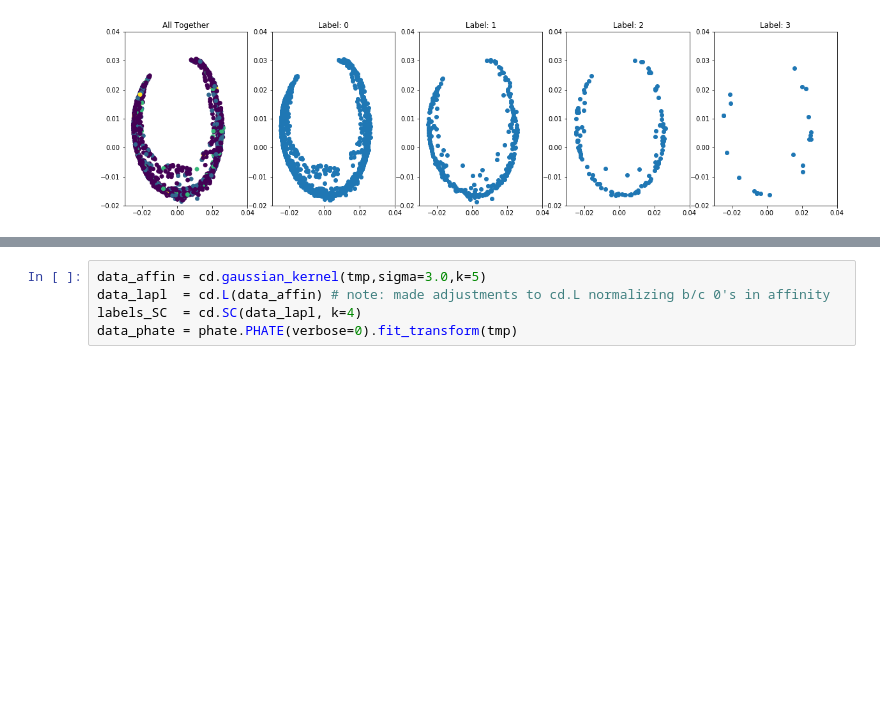
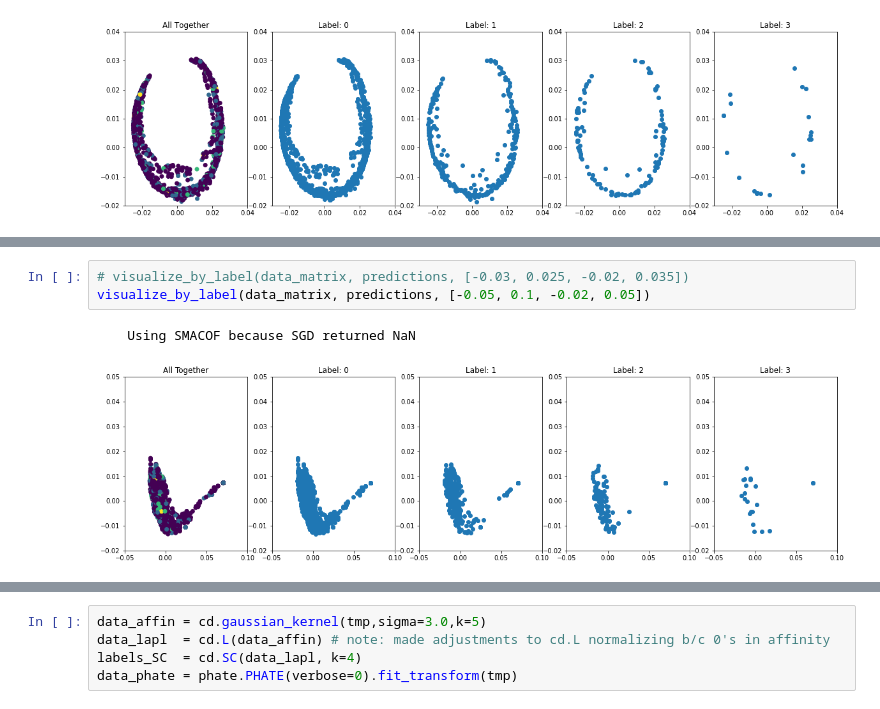
Before and after one commit to anniegao2007/neuron-clustering, a Jupyter notebook: code.ipynb, the cells around one changed output, grey strips where cells are left out. Cells and saved outputs as stored; diff of their text form; blank space fills up the shorter version.

```diff
--- a/code.ipynb
+++ b/code.ipynb
@@ -238,0 +251,6 @@ array([[-0.41106333, -0.59878791,  1.62736993, ...,  0.92409719,
+# %%
+# visualize_by_label(data_matrix, predictions, [-0.03, 0.025, -0.02, 0.035])
+visualize_by_label(data_matrix, predictions, [-0.05, 0.1, -0.02, 0.05])
+# %% [output]
+    Using SMACOF because SGD returned NaN
+[figure, added]
```
Also changed, not shown: parts of 19 cells of this notebook, 2 other files.
